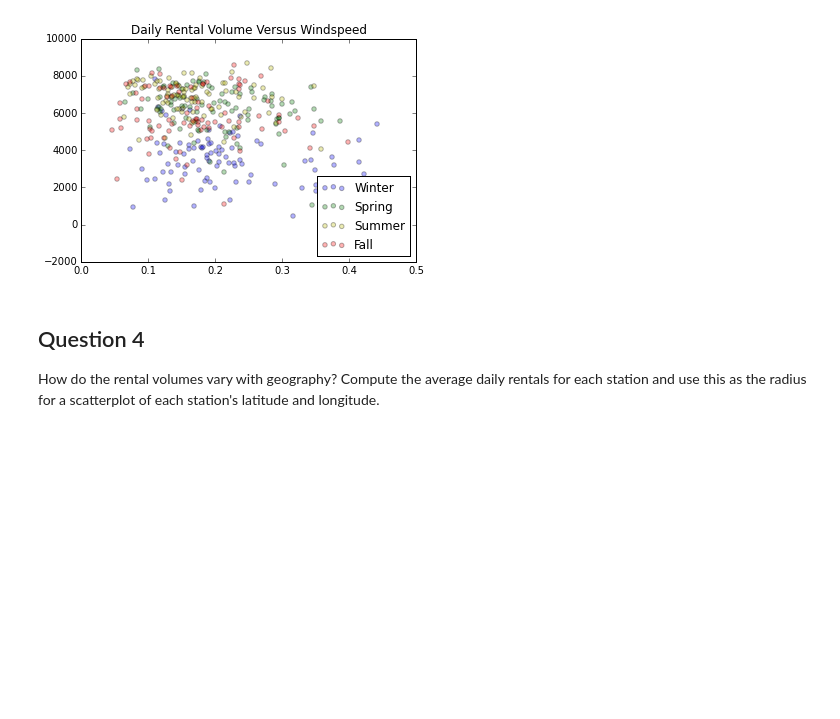
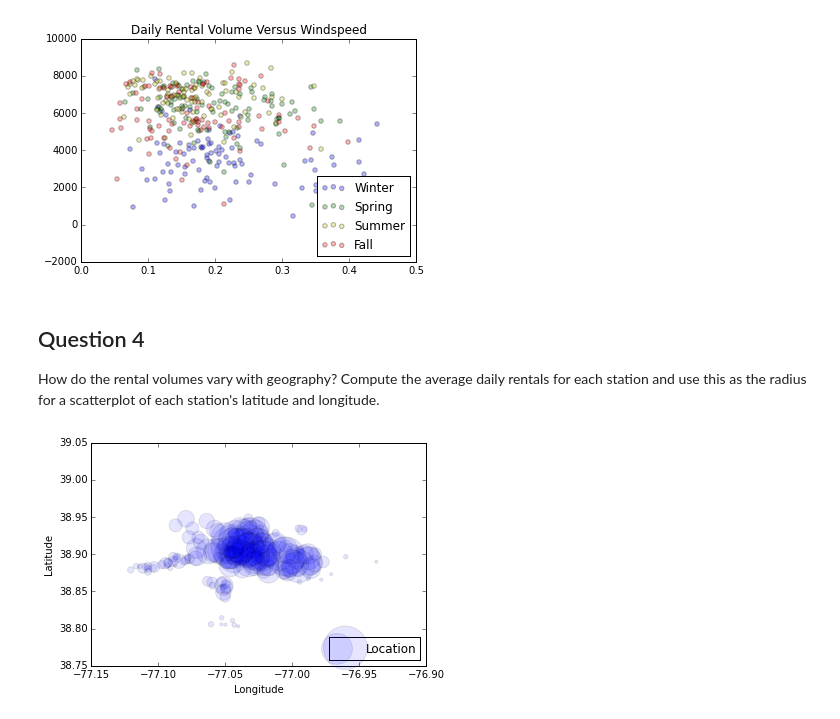
Before and after one commit to jesseklein406/bikeshare, a Jupyter notebook: bikeshare2.ipynb, the cells around one changed output. Cells and saved outputs as stored; diff of their text form; code cells hidden in the pictures; blank space fills up the shorter version.

```diff
--- a/bikeshare2.ipynb
+++ b/bikeshare2.ipynb
@@ -96,0 +107,17 @@ How do the rental volumes vary with geography? Compute the average daily rentals
+# %%
+c = DataFrame(counts.index, columns=['station'])
+# %%
+c['counts'] = counts.values
+# %%
+c['counts'] = c['counts'].apply(lambda x: x / 365)
+# %%
+m = pd.merge(s, c, on='station')
+# %%
+plt.scatter(m['long'], m['lat'], c='b', label='Location', s=(m['counts'] * 10), alpha=.1)
+
+plt.legend(loc='lower right')
+plt.xlabel('Longitude')
+plt.ylabel('Latitude')
+plt.show()
+# %% [output]
+[figure, added]
```
Also changed, not shown: parts of 5 cells of this notebook.
